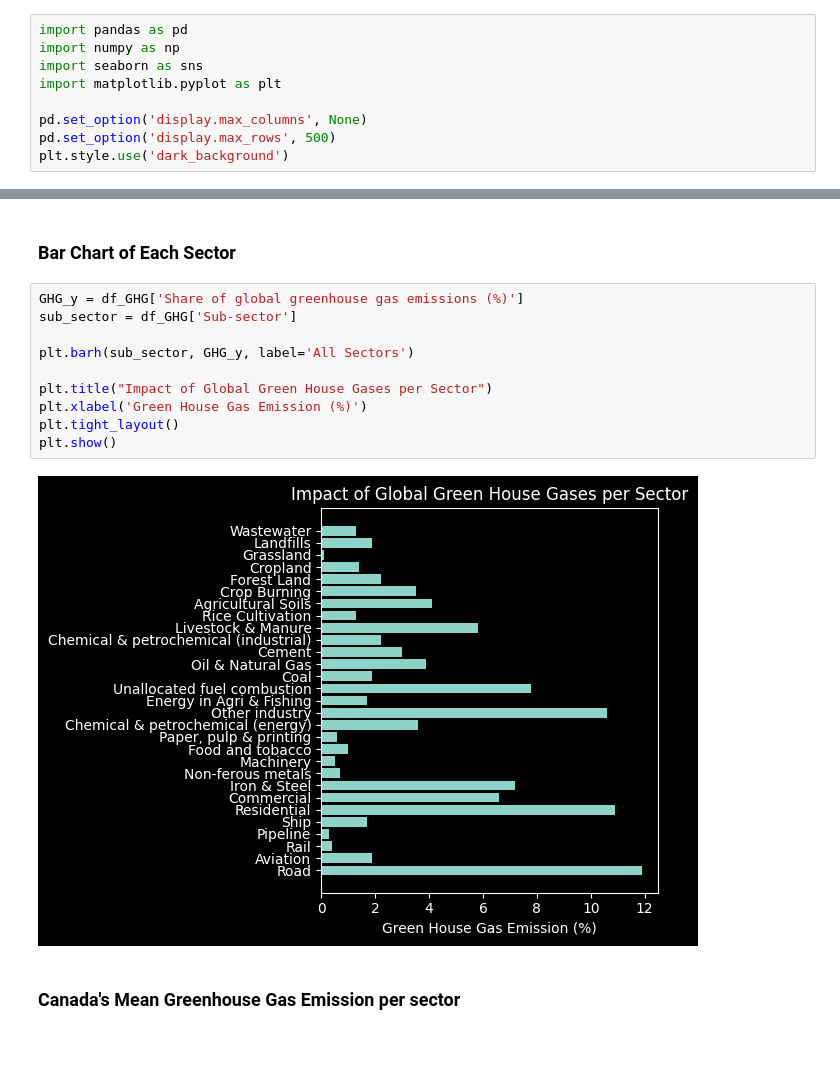
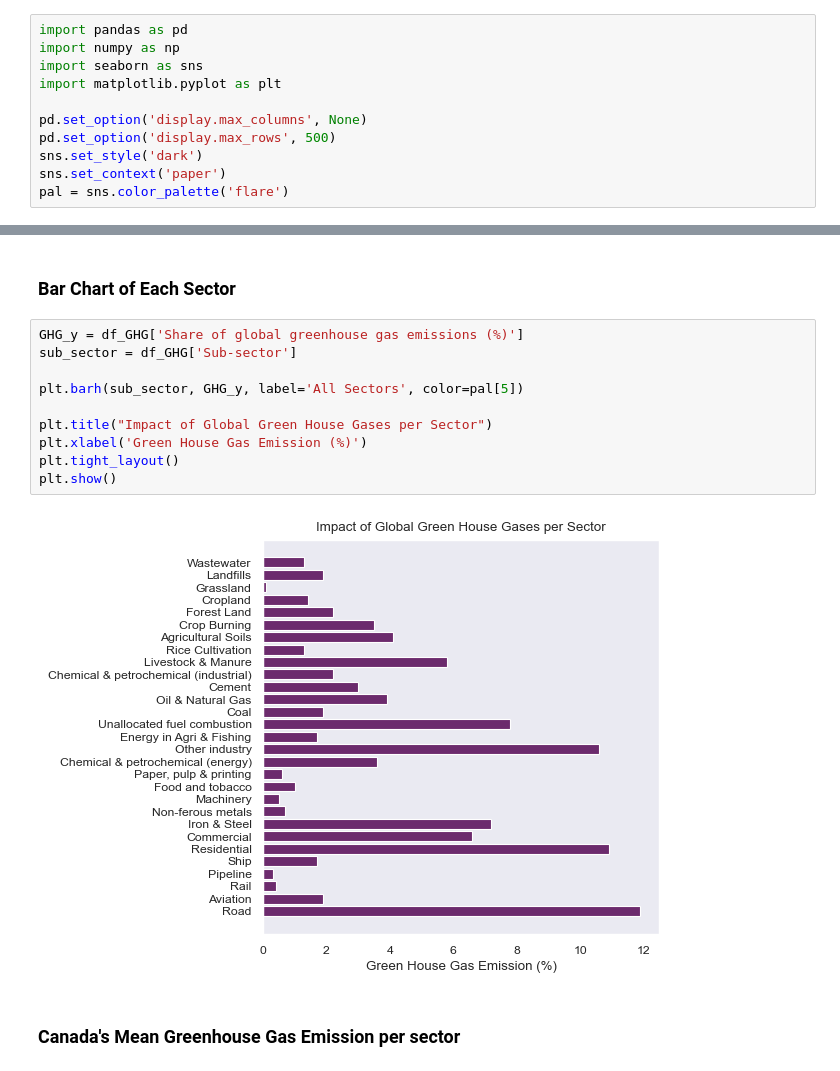
Before and after one commit to minari314159/CO2-Emission-Trends, a Jupyter notebook: Global_Analysis.ipynb, the cells around one changed output, grey strips where cells are left out. Cells and saved outputs as stored; diff of their text form; blank space fills up the shorter version.

Commit message:
changed plots to seaborn plot and analysis

```diff
--- a/Global_Analysis.ipynb
+++ b/Global_Analysis.ipynb
@@ -8,7 +8,9 @@ import matplotlib.pyplot as plt
 
 pd.set_option('display.max_columns', None)
 pd.set_option('display.max_rows', 500)
-plt.style.use('dark_background')
+sns.set_style('dark')
+sns.set_context('paper')
+pal = sns.color_palette('flare')
 # %% [markdown]
 ## Mean Global Green House Gases Per Sector
 # %%
@@ -37,15 +39,15 @@ df_GHG
 # %%
 GHG_y = df_GHG['Share of global greenhouse gas emissions (%)']
 sub_sector = df_GHG['Sub-sector']
 
-plt.barh(sub_sector, GHG_y, label='All Sectors')
+plt.barh(sub_sector, GHG_y, label='All Sectors', color=pal[5])
 
 plt.title("Impact of Global Green House Gases per Sector")
 plt.xlabel('Green House Gas Emission (%)')
 plt.tight_layout()
 plt.show()
 # %% [output]
-[figure, old version]
+[figure, new version]
 # %% [markdown]
 ### Canada's Mean Greenhouse Gas Emission per sector
 # %%
```
Also changed, not shown: parts of 9 cells of this notebook.
